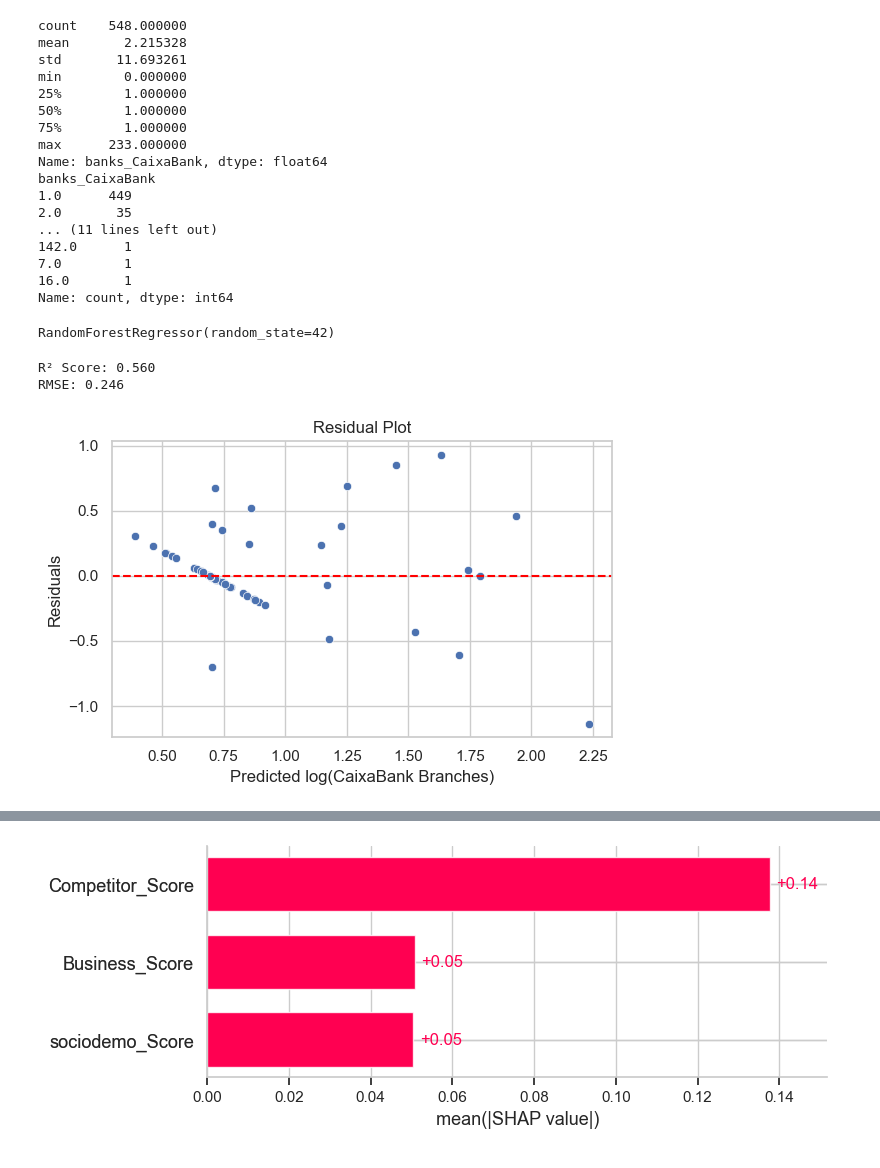
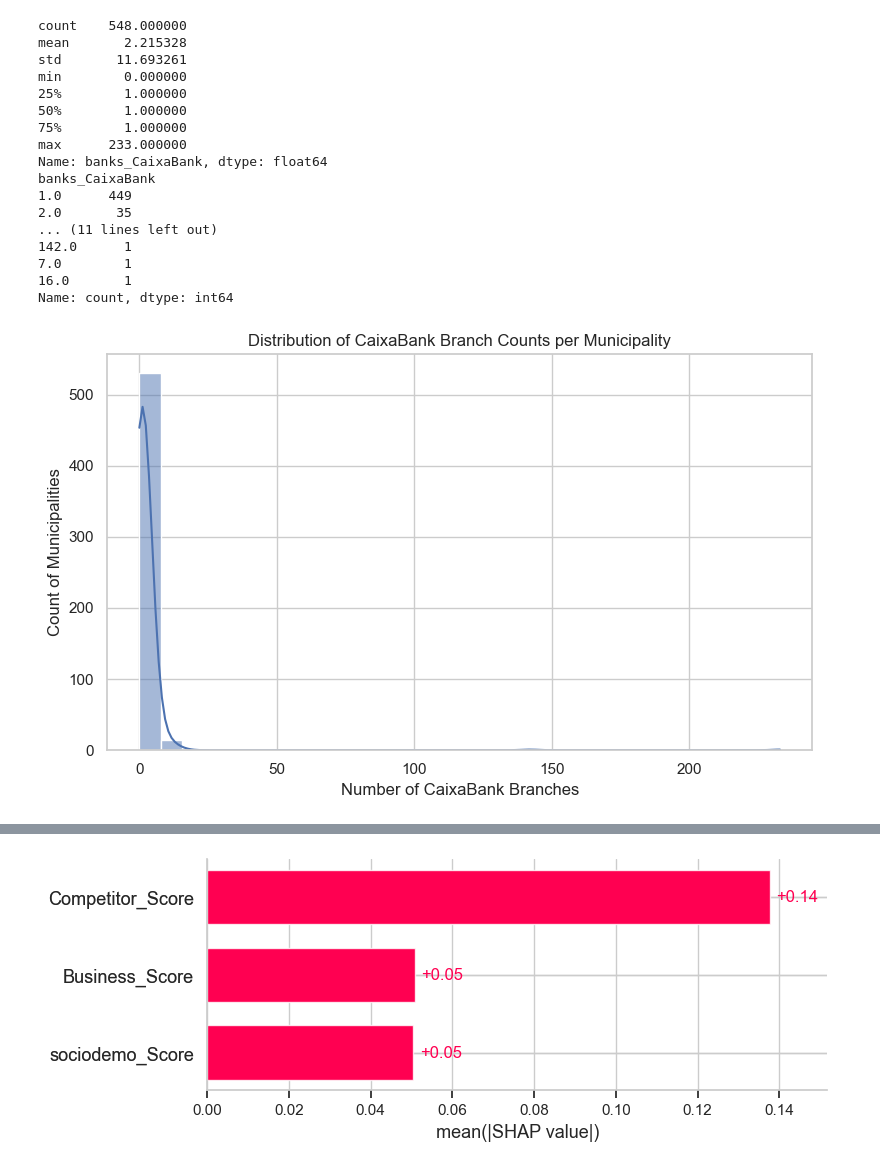
Before and after one commit to soledadmonge/thesis, a Jupyter notebook: merge_features_score_marta_v1.ipynb, the cells around one changed output, grey strips where cells are left out. Cells and saved outputs as stored; diff of their text form; code cells hidden in the pictures.

```diff
--- a/merge_features_score_marta_v1.ipynb
+++ b/merge_features_score_marta_v1.ipynb
@@ -1443,44 +1456,16 @@ banks_CaixaBank
 7.0        1
 16.0       1
 Name: count, dtype: int64
-# %%
-# Log-transform target
-df_combined['log_target'] = np.log1p(df_combined['banks_CaixaBank'])
-
-X = df_combined[features]
-y = df_combined['log_target']
-# %%
-X_train, X_test, y_train, y_test = train_test_split(X, y, test_size=0.2, random_state=42)
-
-model = RandomForestRegressor(n_estimators=100, random_state=42)
-model.fit(X_train, y_train)
-# %% [output]
-RandomForestRegressor(random_state=42)
-# %%
-# Predict on test set
-y_pred = model.predict(X_test)
-
-# Evaluate performance
-r2 = r2_score(y_test, y_pred)
-rmse = np.sqrt(mean_squared_error(y_test, y_pred))
-
-print(f"R² Score: {r2:.3f}")
-print(f"RMSE: {rmse:.3f}")
-# %% [output]
-R² Score: 0.560
-RMSE: 0.246
-# %%
-# Residuals
-residuals = y_test - y_pred
-
-# Scatter plot
-plt.figure(figsize=(6, 4))
-sns.scatterplot(x=y_pred, y=residuals)
-plt.axhline(0, color='red', linestyle='--')
-plt.xlabel("Predicted log(CaixaBank Branches)")
-plt.ylabel("Residuals")
-plt.title("Residual Plot")
-plt.tight_layout()
-plt.show()
-# %% [output]
-[figure, removed]
+# %%
+import matplotlib.pyplot as plt
+import seaborn as sns
+
+plt.figure(figsize=(8, 5))
+sns.histplot(df_combined['banks_CaixaBank'], bins=30, kde=True)
+plt.title("Distribution of CaixaBank Branch Counts per Municipality")
+plt.xlabel("Number of CaixaBank Branches")
+plt.ylabel("Count of Municipalities")
+plt.tight_layout()
+plt.show()
+# %% [output]
+[figure, added]
```
Also changed, not shown: parts of 30 cells of this notebook.
